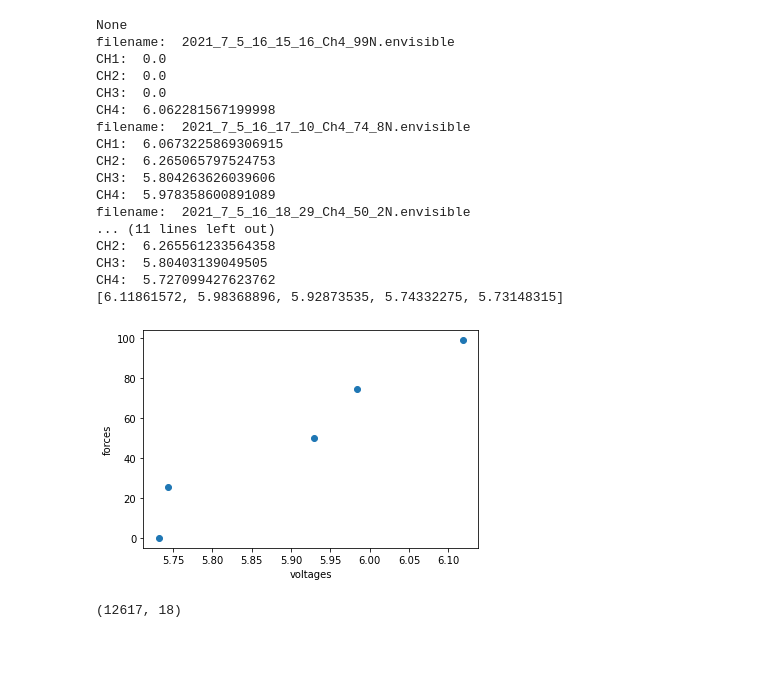
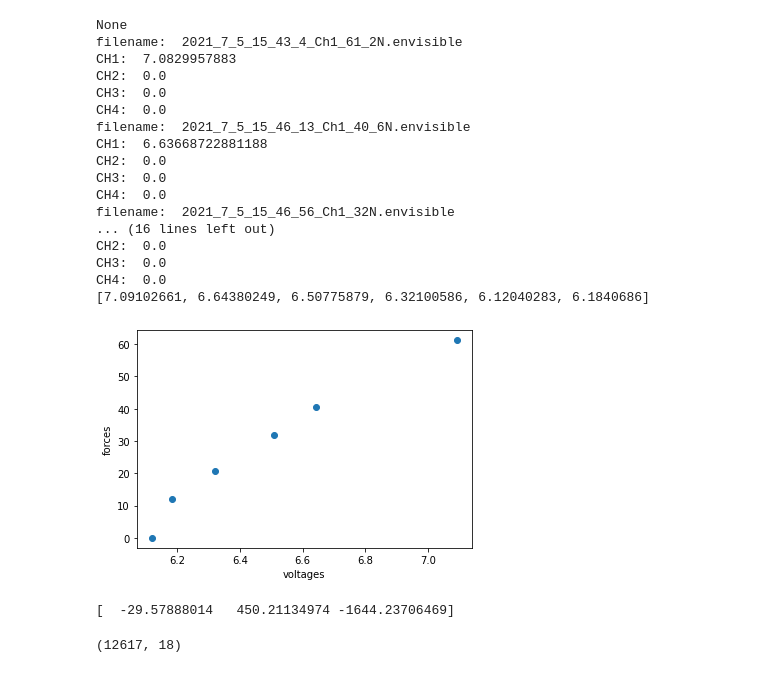
Before and after one commit to akshitgupta95/A4see, a Jupyter notebook: dataAnalysis.ipynb, the cells around one changed output. Cells and saved outputs as stored; diff of their text form; code cells hidden in the pictures.

```diff
--- a/dataAnalysis.ipynb
+++ b/dataAnalysis.ipynb
@@ -21,57 +18,62 @@ ModuleNotFoundError: No module named 'Arr'
 # %%
 values=[]
-unsortedData=glob.glob('2021*Ch4*.envisible')
+unsortedData=glob.glob('2021*Ch1*.envisible')
 sortedData=unsortedData.sort()
 print(sortedData)
 i=0
-for f in sorted(glob.glob('2021*Ch4*.envisible')):
+for f in sorted(glob.glob('2021*Ch1*.envisible')):
     i=i+1
     if i>=7:
         data = pd.read_csv(f,sep='\t',skiprows=15)
         data = data.iloc[1:]
         data["CH0"]=data.CH0.astype(float)
         data["CH1"]=data.CH1.astype(float)
         data["CH2"]=data.CH2.astype(float)
         data["CH3"]=data.CH3.astype(float)
-        values.append(data.CH3.max())
+        values.append(data.CH0.max())
 
         temp=f.index('en')
         force=f[temp-5:temp-1]
         force=force.replace('_',".")
         print('filename: ',f)
         print('CH1: ',data.CH0.mean())
         print('CH2: ',data.CH1.mean())
         print('CH3: ',data.CH2.mean())
         print('CH4: ',data.CH3.mean())
 
 print(values)
-# y_values=[51.4,32,50.6,69.6,0,0,1.6,40.6,12,40.2,61.2,12.2,20.8,20.4,31.4] for ch1
-y_values=[99,74.8,50.2,25.6,0]
+y_values=[61.2,40.6,32,20.8,0,12.2]# for ch1
+#y_values=[99,74.8,50.2,25.6]
 
 
 plt.scatter(values,y_values)
 plt.xlabel("voltages")
 plt.ylabel("forces")
 plt.show()
 # %% [output]
 None
-filename:  2021_7_5_16_15_16_Ch4_99N.envisible
-CH1:  0.0
+filename:  2021_7_5_15_43_4_Ch1_61_2N.envisible
+CH1:  7.0829957883
 CH2:  0.0
 CH3:  0.0
-CH4:  6.062281567199998
-filename:  2021_7_5_16_17_10_Ch4_74_8N.envisible
-CH1:  6.0673225869306915
-CH2:  6.265065797524753
-CH3:  5.804263626039606
-CH4:  5.978358600891089
-filename:  2021_7_5_16_18_29_Ch4_50_2N.envisible
-... (11 lines left out)
-CH2:  6.265561233564358
-CH3:  5.80403139049505
-CH4:  5.727099427623762
-[6.11861572, 5.98368896, 5.92873535, 5.74332275, 5.73148315]
+CH4:  0.0
+filename:  2021_7_5_15_46_13_Ch1_40_6N.envisible
+CH1:  6.63668722881188
+CH2:  0.0
+CH3:  0.0
+CH4:  0.0
+filename:  2021_7_5_15_46_56_Ch1_32N.envisible
+... (16 lines left out)
+CH2:  0.0
+CH3:  0.0
+CH4:  0.0
+[7.09102661, 6.64380249, 6.50775879, 6.32100586, 6.12040283, 6.1840686]
-[figure, old version]
+[figure, new version]
+# %%
+z = np.polyfit(values,y_values , 2) #ax2+bx+c
+print(z)
+# %% [output]
+[  -29.57888014   450.21134974 -1644.23706469]
 # %%
 data.shape
 # %% [output]
```
Also changed, not shown: parts of 1 cell of this notebook, 3 other files.
